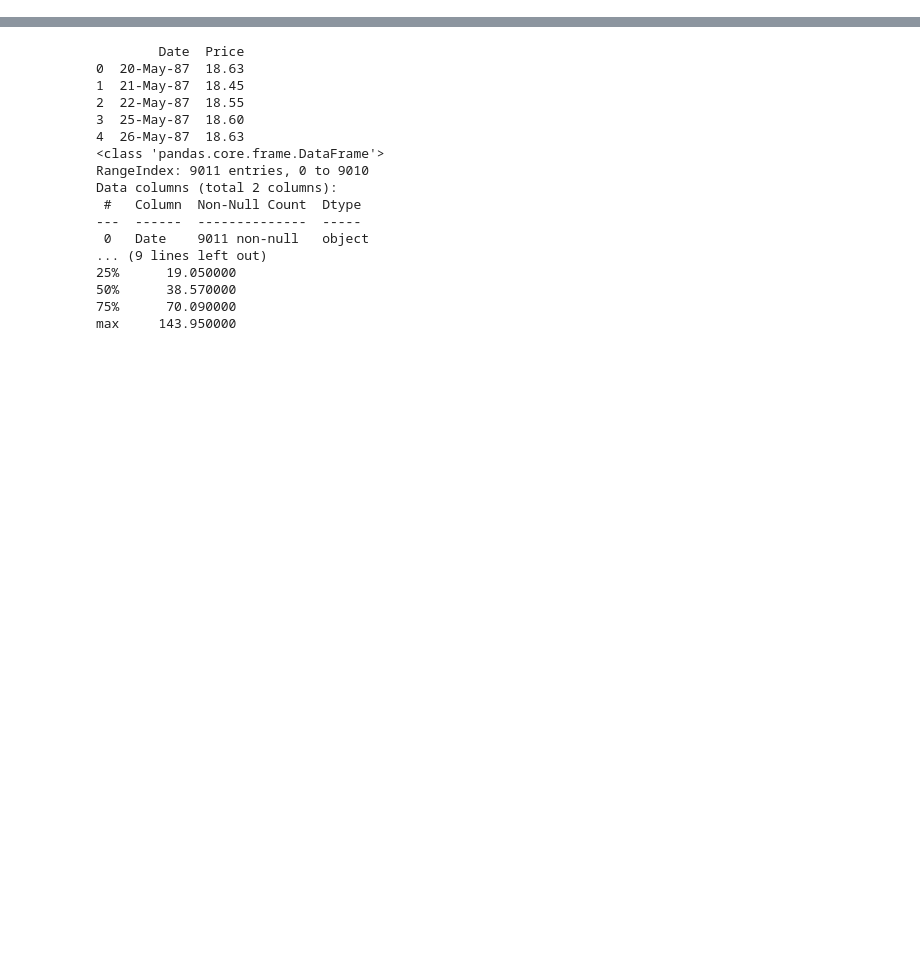
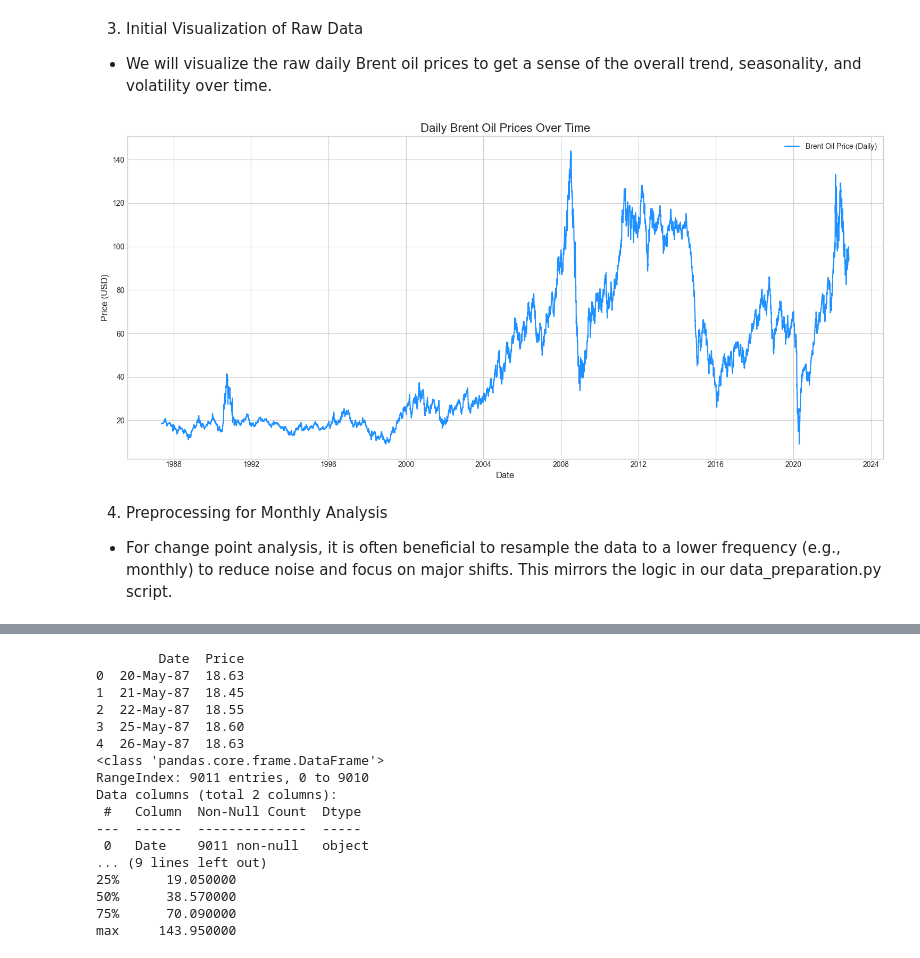
Before and after one commit to AlexKalll/Birhan-Energies-BrentOil-ChangePoint-Analysis, a Jupyter notebook: notebooks/EDA.ipynb, the cells around one changed output, grey strips where cells are left out. Saved outputs shown, nothing was run; the diff lists cells and outputs as text; code cells hidden in the pictures; blank space fills up the shorter version.

Commit message:
feat: Enhance EDA notebook with initial data setup and inspection

```diff
--- a/notebooks/EDA.ipynb
+++ b/notebooks/EDA.ipynb
@@ -6,0 +8,23 @@ This notebook focuses on analyzing the time series properties of Brent oil price
+# %%
+import pandas as pd
+import numpy as np
+import matplotlib.pyplot as plt
+import seaborn as sns
+import os
+
+# Set a style for the plots for better aesthetics
+sns.set_style("whitegrid")
+plt.style.use("seaborn-v0_8-whitegrid")
+
+# Define file paths relative to the notebook's location
+project_root = os.path.abspath(os.path.join(os.getcwd(), '..'))
+data_path = os.path.join(project_root, 'data', 'raw', 'brent_oil_prices.csv')
+events_path = os.path.join(project_root, 'data','events', 'key_events.csv')
+
+# Load the datasets
+try:
+    df_prices = pd.read_csv(data_path)
+    df_events = pd.read_csv(events_path)
+    print("Data loaded successfully!")
+except FileNotFoundError as e:
+    print(f"Error: {e}. Please check that the files are in the correct directories.")
@@ -6,0 +66,21 @@ This notebook focuses on analyzing the time series properties of Brent oil price
+# %% [markdown]
+3. Initial Visualization of Raw Data
+- We will visualize the raw daily Brent oil prices to get a sense of the overall trend, seasonality, and volatility over time.
+# %%
+# Convert 'Date' to datetime objects for proper plotting
+df_prices['Date'] = pd.to_datetime(df_prices['Date'], format='mixed', dayfirst=True)
+
+# Plot the raw daily prices
+plt.figure(figsize=(15, 7))
+plt.plot(df_prices['Date'], df_prices['Price'], label='Brent Oil Price (Daily)', color='dodgerblue')
+plt.title('Daily Brent Oil Prices Over Time', fontsize=16)
+plt.xlabel('Date', fontsize=12)
+plt.ylabel('Price (USD)', fontsize=12)
+plt.legend()
+plt.tight_layout()
+plt.show()
+# %% [output]
+[figure, added]
+# %% [markdown]
+4. Preprocessing for Monthly Analysis
+-  For change point analysis, it is often beneficial to resample the data to a lower frequency (e.g., monthly) to reduce noise and focus on major shifts. This mirrors the logic in our data_preparation.py script.
```
Also changed, not shown: parts of 10 cells of this notebook.
